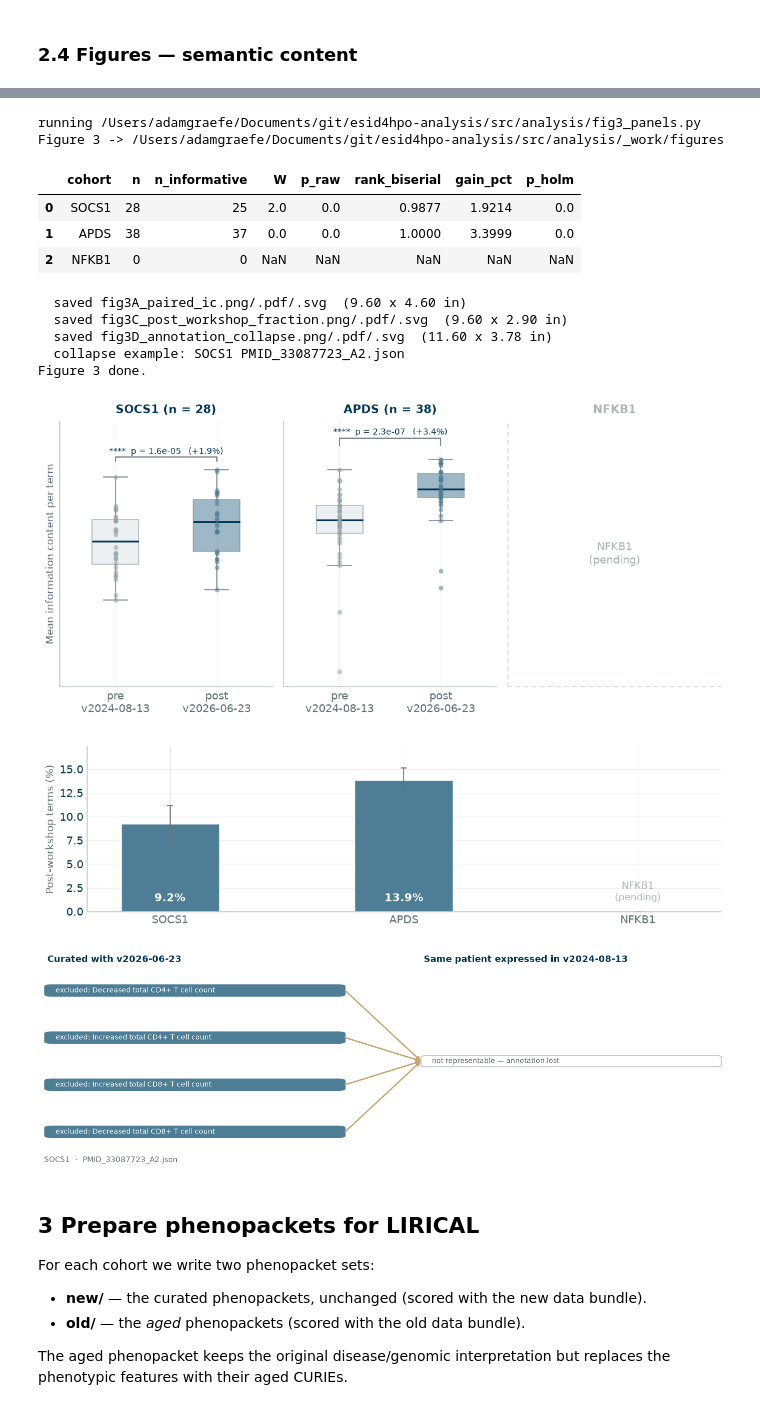
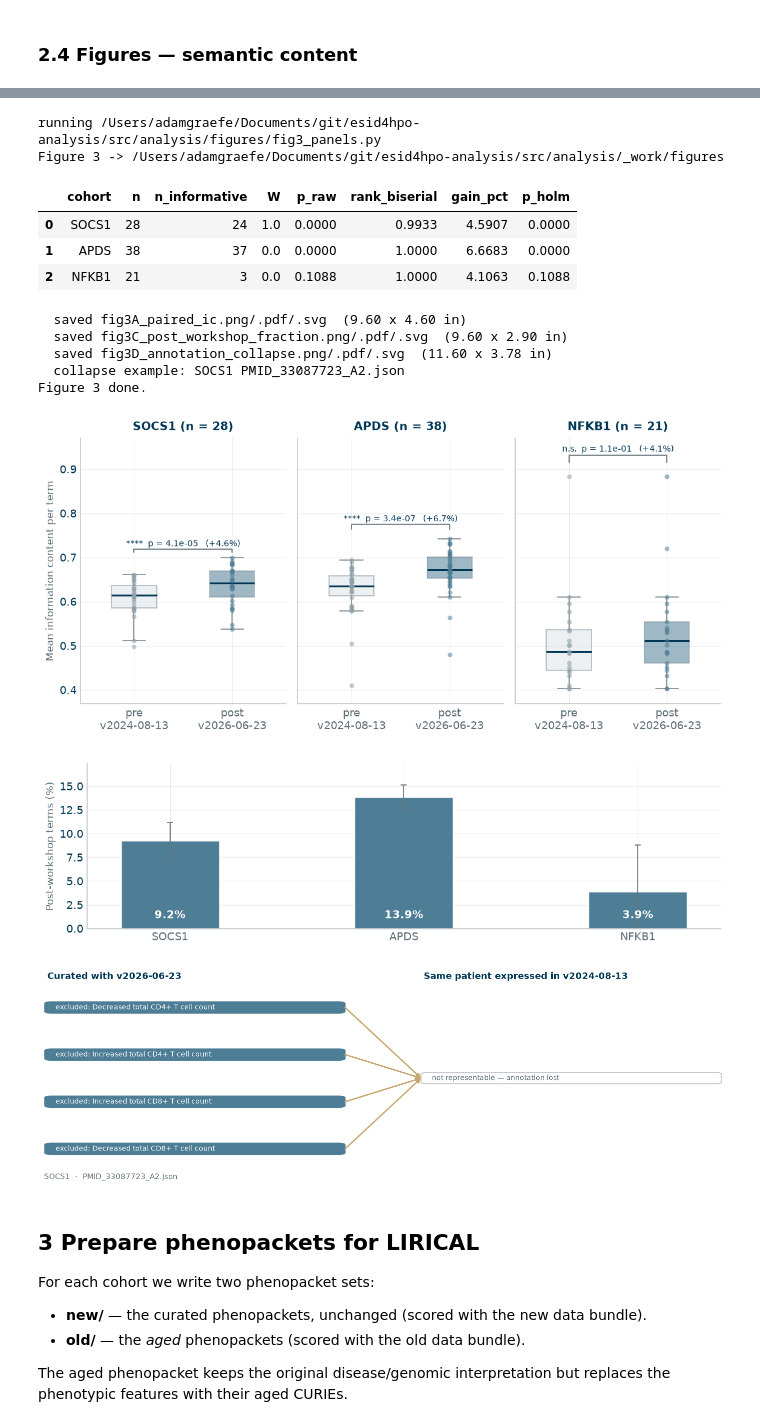
Before and after one commit to P2GX/esid4hpo-analysis, a Jupyter notebook: src/analysis/esid4hpo_analysis.ipynb, the cells around one changed output, grey strips where cells are left out. Saved outputs shown, nothing was run; the diff lists cells and outputs as text; code cells hidden in the pictures.

```diff
--- a/src/analysis/esid4hpo_analysis.ipynb
+++ b/src/analysis/esid4hpo_analysis.ipynb
@@ -272,6 +517,8 @@ def semantic_tables(cohort: Cohort, hpo_old, hpo_new, ic,
     """
     prows, trows = [], []
     for fname, pp in load_phenopackets(cohort.pp_dir()):
+        if hasattr(ic, "set_context"):
+            ic.set_context(fname)   # leave-one-PMID-out: swap the active table
         pairs = feature_pairs(pp, include_excluded)
         new_curies = list(dict.fromkeys(c for c, _ in pairs))
         aged_seen, aged_curies = set(), []
@@ -553,7 +851,7 @@ Terms absent from OLD HPO (post-v2024-08-13): 37
 # %%
 patient_frames, term_frames = [], []
 for c in ACTIVE:
-    dfp, dft = semantic_tables(c, hpo_old, hpo_new, ic_new_graph, include_excluded=True)
+    dfp, dft = semantic_tables(c, hpo_old, hpo_new, ic_by_cohort[c.name], include_excluded=True)
     patient_frames.append(dfp); term_frames.append(dft)
 
 df_patient = pd.concat(patient_frames, ignore_index=True)
@@ -610,41 +925,41 @@ fig.savefig(FPATH_FIGS / "semantic_summary.pdf")
 # ---------------------------------------------------------------
 # FIGURE 3 - information content (panels A-D)
 #   A  paired per-patient IC per cohort (+ Holm-corrected p-values)
 #   B  cross-cohort summary bars with % gain
 #   C  fraction of annotations using post-workshop terms
 #   D  worked example: annotation collapse in a single patient
 #
 # Code lives in fig3_panels.py (plain Python, easy to edit). NFKB1 keeps a
 # reserved slot until its data arrive - edit FIG3_COHORTS there to change.
 # ---------------------------------------------------------------
 import pathlib as _pl
 
 _cands = [FPATH_NB / "fig3_panels.py",
-          FPATH_SRC / "analysis" / "fig3_panels.py",
+          FPATH_SRC / "analysis" / "figures" / "fig3_panels.py",
           _pl.Path.cwd() / "fig3_panels.py",
-          _pl.Path.cwd() / "src" / "analysis" / "fig3_panels.py"]
+          _pl.Path.cwd() / "src" / "analysis" / "figures" / "fig3_panels.py"]
 FIG3_PATH = next((p for p in _cands if p.is_file()), None)
 if FIG3_PATH is None:
     raise FileNotFoundError(
         "fig3_panels.py not found. Looked in:\n  " +
         "\n  ".join(str(p) for p in _cands) +
         "\nPut it next to this notebook (src/analysis/) or set FIG3_PATH manually.")
 print("running", FIG3_PATH)
 exec(open(FIG3_PATH).read())
 # %% [output]
-running /Users/adamgraefe/Documents/git/esid4hpo-analysis/src/analysis/fig3_panels.py
+running /Users/adamgraefe/Documents/git/esid4hpo-analysis/src/analysis/figures/fig3_panels.py
 Figure 3 -> /Users/adamgraefe/Documents/git/esid4hpo-analysis/src/analysis/_work/figures
 |  | cohort | n | n_informative | W | p_raw | rank_biserial | gain_pct | p_holm |
-| 0 | SOCS1 | 28 | 25 | 2.0 | 0.0 | 0.9877 | 1.9214 | 0.0 |
-| 1 | APDS | 38 | 37 | 0.0 | 0.0 | 1.0000 | 3.3999 | 0.0 |
-| 2 | NFKB1 | 0 | 0 | NaN | NaN | NaN | NaN | NaN |
+| 0 | SOCS1 | 28 | 24 | 1.0 | 0.0000 | 0.9933 | 4.5907 | 0.0000 |
+| 1 | APDS | 38 | 37 | 0.0 | 0.0000 | 1.0000 | 6.6683 | 0.0000 |
+| 2 | NFKB1 | 21 | 3 | 0.0 | 0.1088 | 1.0000 | 4.1063 | 0.1088 |
   saved fig3A_paired_ic.png/.pdf/.svg  (9.60 x 4.60 in)
   saved fig3C_post_workshop_fraction.png/.pdf/.svg  (9.60 x 2.90 in)
   saved fig3D_annotation_collapse.png/.pdf/.svg  (11.60 x 3.78 in)
   collapse example: SOCS1 PMID_33087723_A2.json
 Figure 3 done.
-[figure, old version]
+[figure, new version]
-[figure, old version]
+[figure, new version]
 [figure]
 # %% [markdown]
 ## 3  Prepare phenopackets for LIRICAL
```
Also changed, not shown: parts of 14 cells of this notebook, 18 other files.
